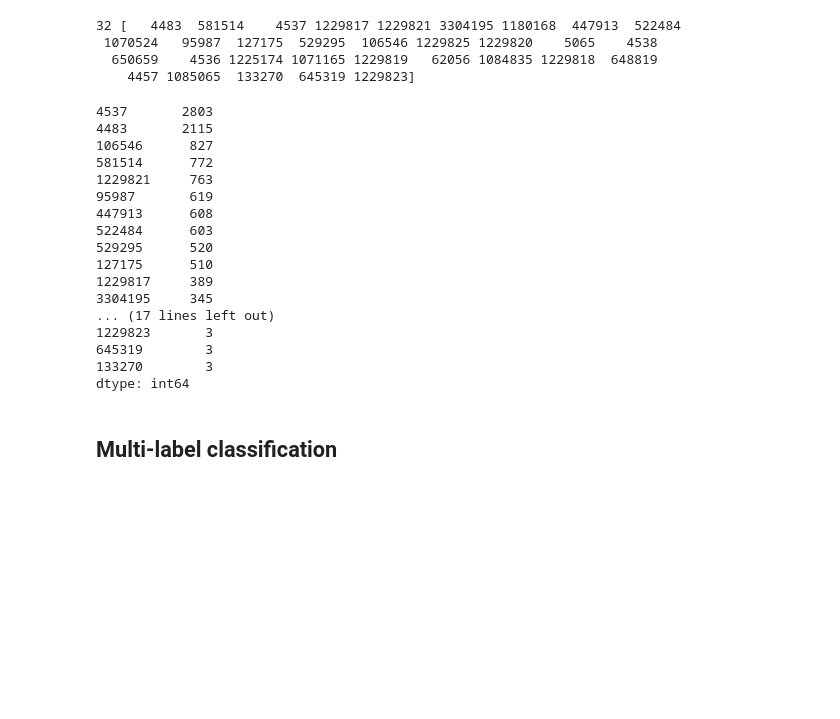
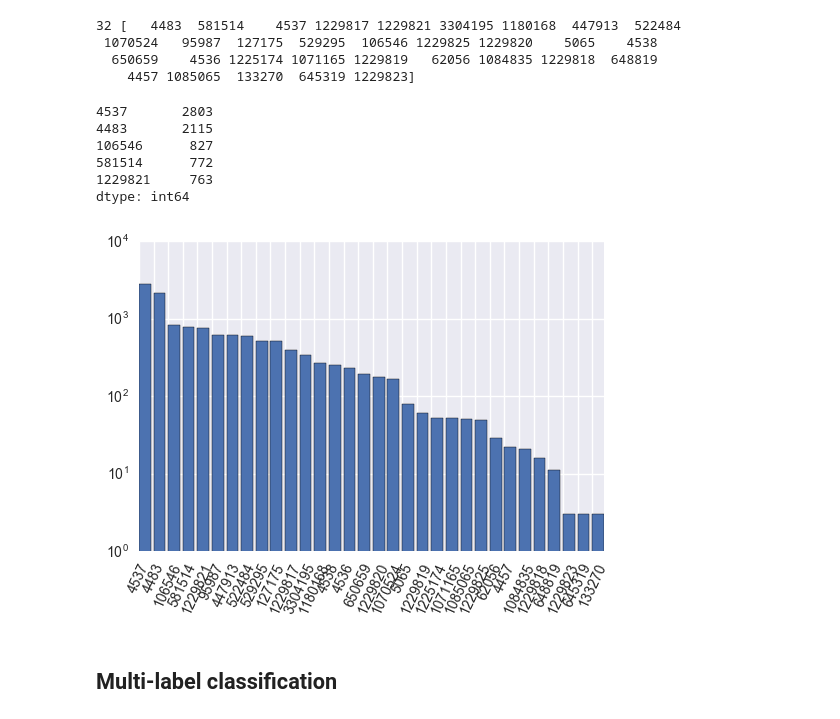
Before and after one commit to teoguso/HR-walmart2016, a Jupyter notebook: data/Data exploration.ipynb, the cells around one changed output. Saved outputs shown, nothing was run; the diff lists cells and outputs as text; code cells hidden in the pictures; blank space fills up the shorter version.

```diff
--- a/data/Data exploration.ipynb
+++ b/data/Data exploration.ipynb
@@ -110,25 +126,26 @@ print(len(s_tags.unique()), s_tags.unique())
   650659    4536 1225174 1071165 1229819   62056 1084835 1229818  648819
     4457 1085065  133270  645319 1229823]
 # %%
-s_tags.value_counts()
+s_tags.value_counts().head()
 # %% [output]
 4537       2803
 4483       2115
 106546      827
 581514      772
 1229821     763
-95987       619
-447913      608
-522484      603
-529295      520
-127175      510
-1229817     389
-3304195     345
-... (17 lines left out)
-1229823       3
-645319        3
-133270        3
 dtype: int64
+# %%
+x = np.array(s_tags.value_counts().index)
+#x = np.char.mod('%d', x)
+x = x.astype(str)
+# print(x)
+y = np.array(s_tags.value_counts())
+rx = np.arange(len(x))
+plt.xticks(rx, x, rotation=65)
+plt.bar(rx, y)
+plt.yscale('log')
+# %% [output]
+[figure, added]
 # %% [markdown]
 ## Multi-label classification
 # %% [markdown]
```
Also changed, not shown: parts of 6 cells of this notebook, 2 other files.
